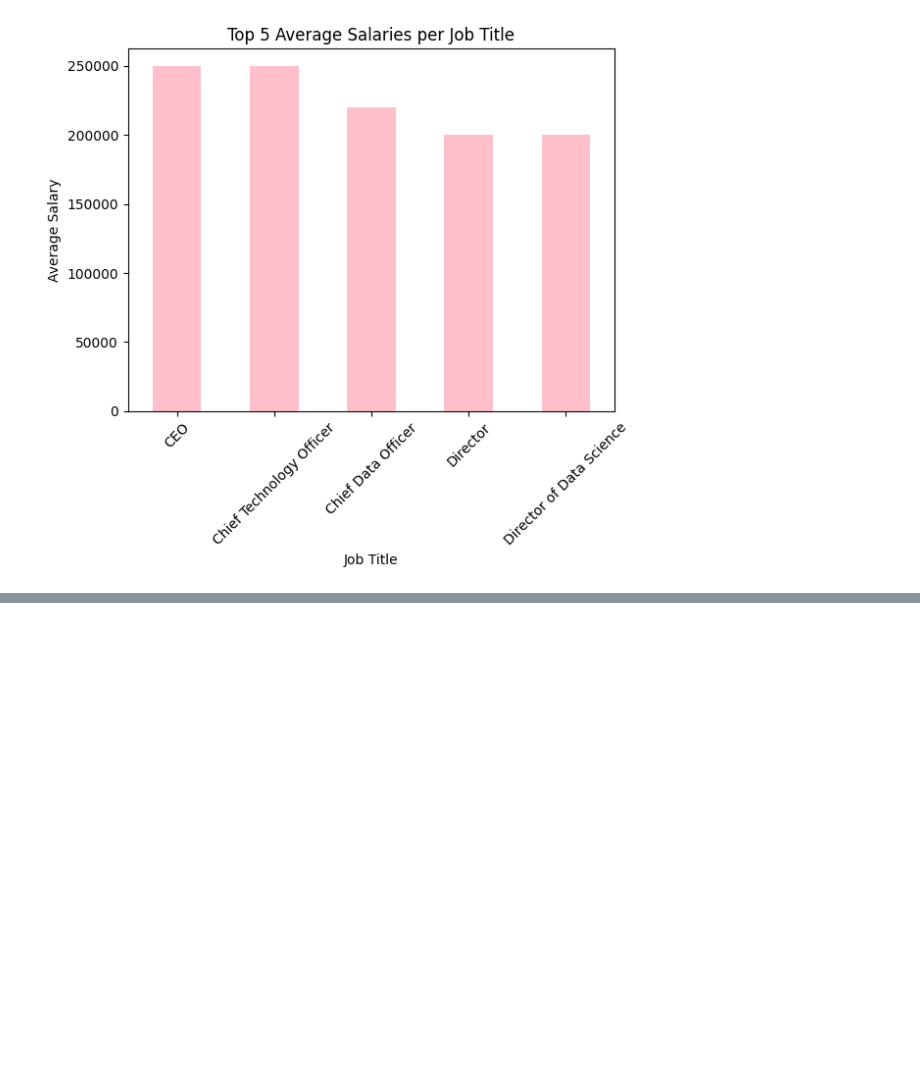
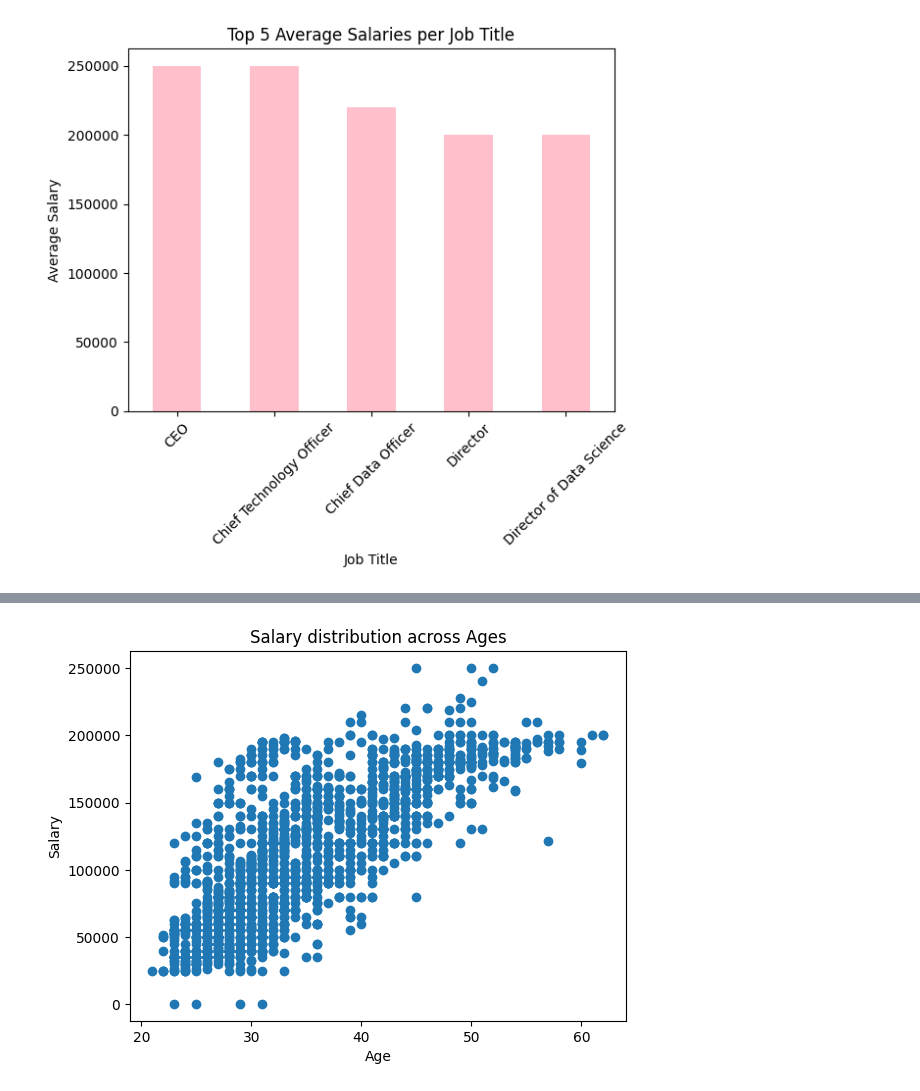
Before and after one commit to Gloriaufedo/salary-data-analysis, a Jupyter notebook: ANALYSIS_OF_SALARY_DATA_OF_EMPLOYEES.ipynb, the cells around one changed output, grey strips where cells are left out. Cells and saved outputs as stored; diff of their text form; code cells hidden in the pictures; blank space fills up the shorter version.

```diff
--- a/ANALYSIS_OF_SALARY_DATA_OF_EMPLOYEES.ipynb
+++ b/ANALYSIS_OF_SALARY_DATA_OF_EMPLOYEES.ipynb
@@ -225,0 +224,15 @@ plt.show()
+# %%
+# Create a scatter plot for Salary distribution across Ages
+
+# Plot the scatter chart
+plt.scatter(df['Age'], df['Salary'])
+
+# Customize the chart
+plt.title('Salary distribution across Ages')
+plt.xlabel('Age')
+plt.ylabel('Salary')
+
+# Display the plot
+plt.show()
+# %% [output]
+[figure, added]
```
Also changed, not shown: parts of 4 cells of this notebook.
